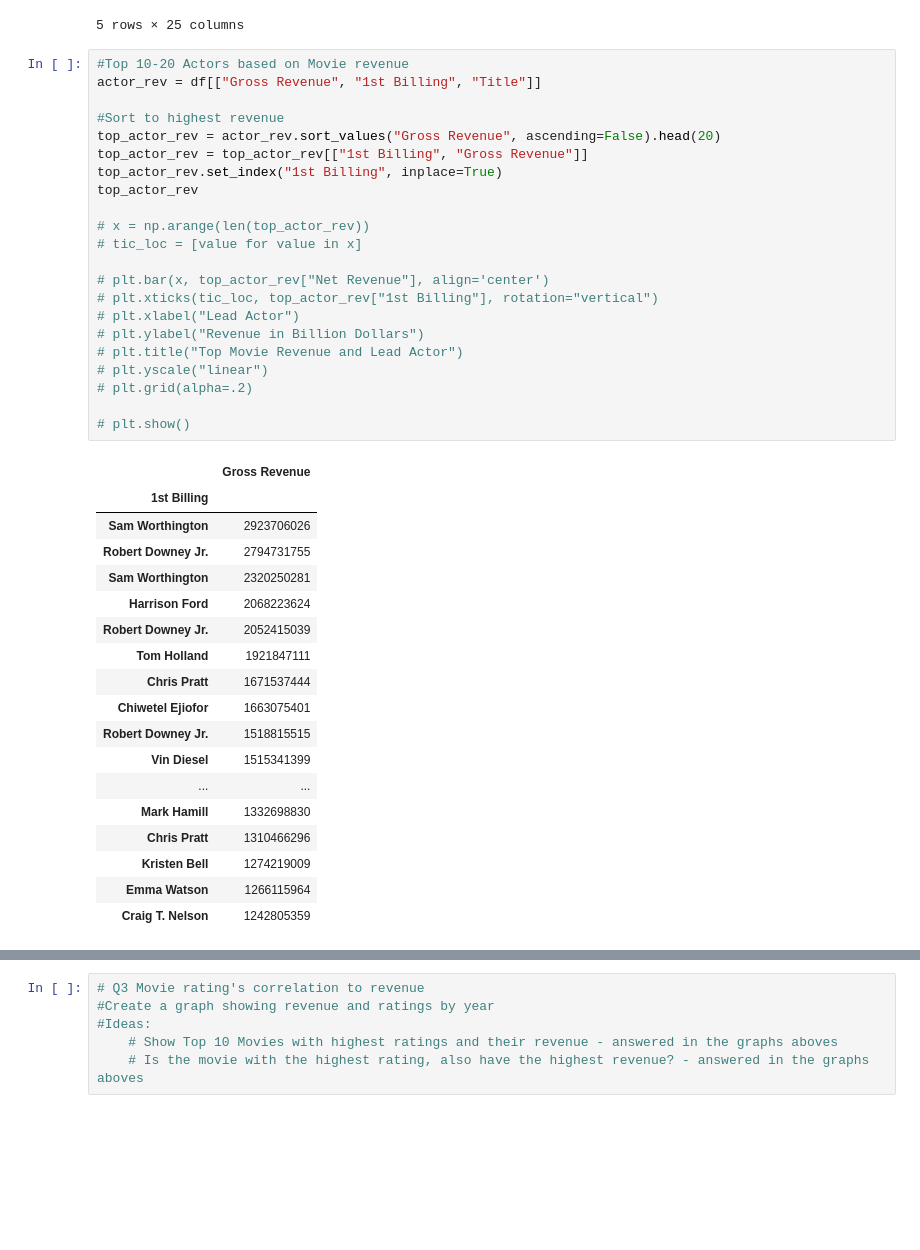
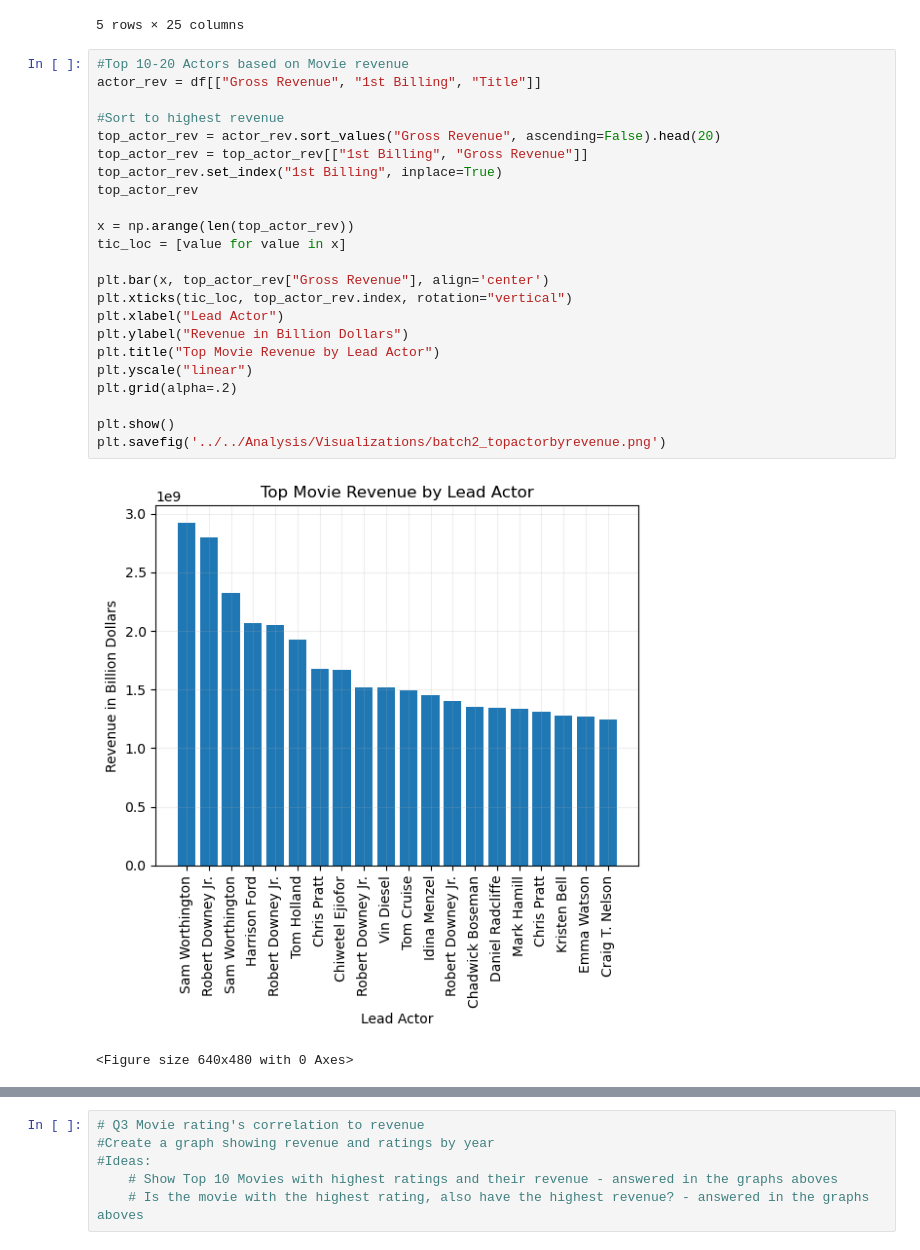
Before and after one commit to calirave/project1, a Jupyter notebook: Data Manipulation/Data Cleaning and Manipulation/Batch 2.ipynb, the cells around one changed output, grey strips where cells are left out. Drawn from its saved outputs; the diff is of its cells as text; blank space fills up the shorter version.

```diff
--- a/Data Manipulation/Data Cleaning and Manipulation/Batch 2.ipynb
+++ b/Data Manipulation/Data Cleaning and Manipulation/Batch 2.ipynb
@@ -25,44 +25,29 @@ df.head()
 # %%
 #Top 10-20 Actors based on Movie revenue
 actor_rev = df[["Gross Revenue", "1st Billing", "Title"]]
 
 #Sort to highest revenue
 top_actor_rev = actor_rev.sort_values("Gross Revenue", ascending=False).head(20)
 top_actor_rev = top_actor_rev[["1st Billing", "Gross Revenue"]]
 top_actor_rev.set_index("1st Billing", inplace=True)
 top_actor_rev
 
-# x = np.arange(len(top_actor_rev))
-# tic_loc = [value for value in x]
+x = np.arange(len(top_actor_rev))
+tic_loc = [value for value in x]
 
-# plt.bar(x, top_actor_rev["Net Revenue"], align='center')
-# plt.xticks(tic_loc, top_actor_rev["1st Billing"], rotation="vertical")
-# plt.xlabel("Lead Actor")
-# plt.ylabel("Revenue in Billion Dollars")
-# plt.title("Top Movie Revenue and Lead Actor")
-# plt.yscale("linear")
-# plt.grid(alpha=.2)
+plt.bar(x, top_actor_rev["Gross Revenue"], align='center')
+plt.xticks(tic_loc, top_actor_rev.index, rotation="vertical")
+plt.xlabel("Lead Actor")
+plt.ylabel("Revenue in Billion Dollars")
+plt.title("Top Movie Revenue by Lead Actor")
+plt.yscale("linear")
+plt.grid(alpha=.2)
 
-# plt.show()
+plt.show()
+plt.savefig('../../Analysis/Visualizations/batch2_topactorbyrevenue.png')
 # %% [output]
-|  | Gross Revenue |
-| 1st Billing |  |
-| Sam Worthington | 2923706026 |
-| Robert Downey Jr. | 2794731755 |
-| Sam Worthington | 2320250281 |
-| Harrison Ford | 2068223624 |
-| Robert Downey Jr. | 2052415039 |
-| Tom Holland | 1921847111 |
-| Chris Pratt | 1671537444 |
-| Chiwetel Ejiofor | 1663075401 |
-| Robert Downey Jr. | 1518815515 |
-| Vin Diesel | 1515341399 |
-| ... | ... |
-| Mark Hamill | 1332698830 |
-| Chris Pratt | 1310466296 |
-| Kristen Bell | 1274219009 |
-| Emma Watson | 1266115964 |
-| Craig T. Nelson | 1242805359 |
+[figure, added]
+<Figure size 640x480 with 0 Axes>
 # %%
 # Top 10-20 Actors based on Ratings
 actor_rate = df[["Average Rating (Out of 10)", "1st Billing", "Title"]]
```
Also changed, not shown: parts of 9 cells of this notebook, 6 other files.
